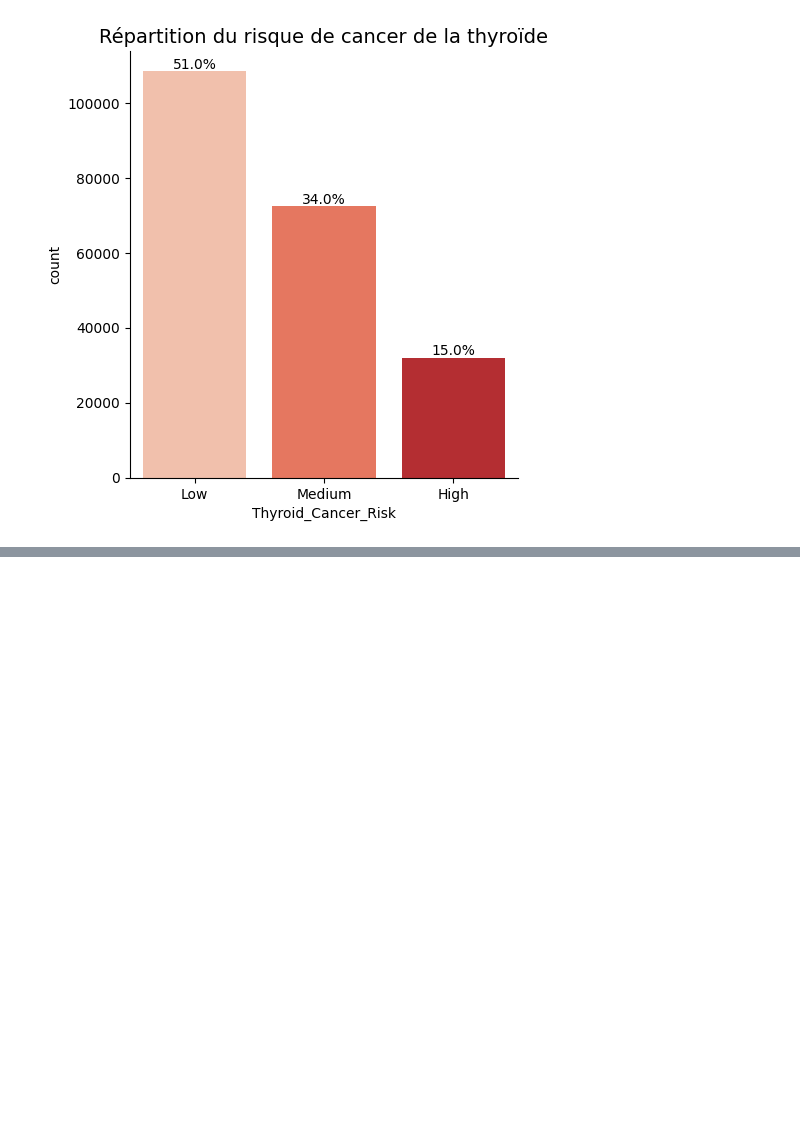
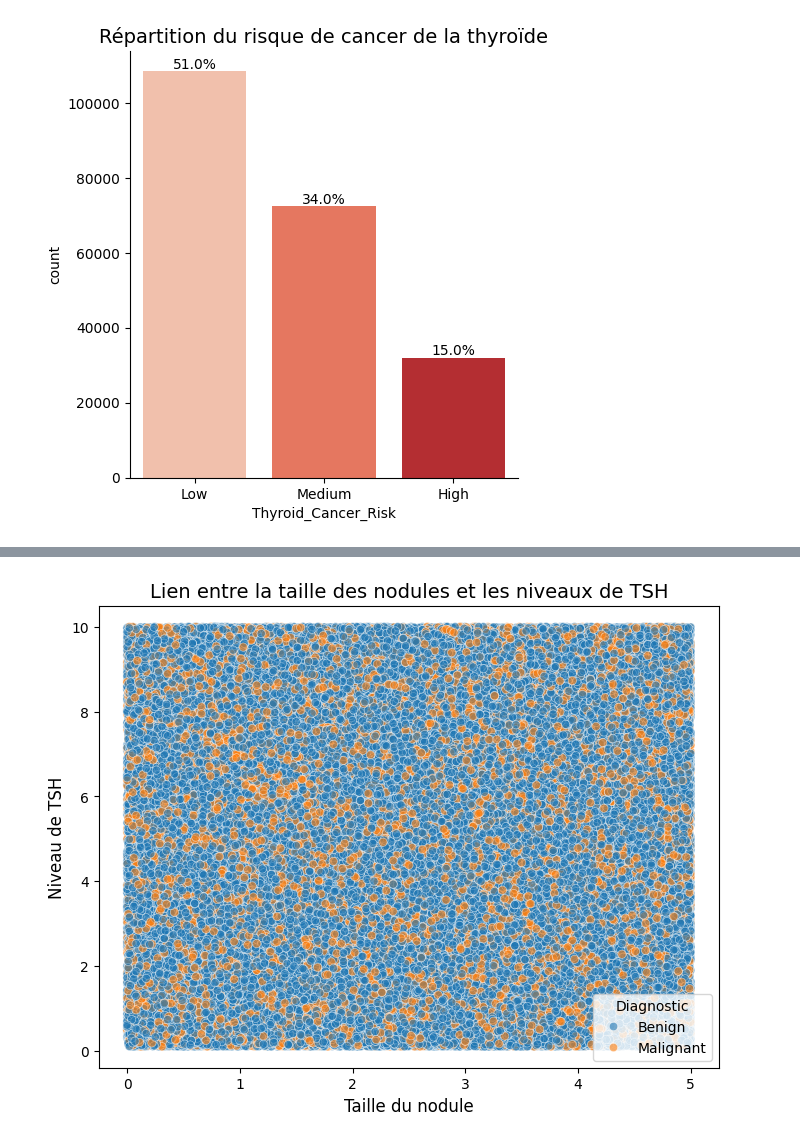
Before and after one commit to Death4Sword/ML_Cancer_Risk_Project, a Jupyter notebook: analyse_exhaustive.ipynb, the cells around one changed output, grey strips where cells are left out. Saved outputs shown, nothing was run; the diff lists cells and outputs as text; code cells hidden in the pictures; blank space fills up the shorter version.

```diff
--- a/analyse_exhaustive.ipynb
+++ b/analyse_exhaustive.ipynb
@@ -90,29 +90,3 @@ for p in ax.ax.patches:
 plt.show()
 # %% [output]
 [figure]
-# %%
-fig, axes = plt.subplots(2, 2, figsize=(12, 10))
-
-sns.countplot(data=df, x='Gender', palette=['#1f77b4', '#ff7f0e'], ax=axes[0, 0])
-axes[0, 0].set_title('Gender Distribution')
-
-age = [15, 25, 35, 45, 55, 65, 75, 85, 90]
-groups = ["15-25", "26-35", "36-45", "46-55", "56-65", "66-75", "76-85", "86-90"]
-df["Age_Group"] = pd.cut(df["Age"], bins=age, labels=groups, right=True)
-
-# Tracer un histogramme avec les groupes d'âge
-sns.countplot(data=df, x="Age_Group", palette="Reds", ax=axes[0, 1])
-axes[0, 1].set_title("Répartition de l'âge")
-
-df['Country'].value_counts().head(10).plot(kind='bar', ax=axes[1, 0])
-axes[1, 0].set_title('Top 10 Countries')
-
-gender_risk_counts = df.groupby(["Gender", "Thyroid_Cancer_Risk"]).size().unstack()
-gender_risk_counts.plot(kind="bar", stacked=True, colormap="Reds", ax=axes[1, 1])
-axes[1, 1].set_title("Répartition du risque de cancer par genre")
-axes[1, 1].set_xlabel("Genre")
-
-
-
-plt.tight_layout()
-plt.show()
@@ -133,0 +194,10 @@ plt.show()
+# %%
+plt.figure(figsize=(8, 6))
+sns.scatterplot(x="Nodule_Size", y="TSH_Level", hue="Diagnosis", data=df, palette=["#1f77b4", "#ff7f0e"], alpha=0.6)
+plt.title("Lien entre la taille des nodules et les niveaux de TSH", fontsize=14)
+plt.xlabel("Taille du nodule", fontsize=12)
+plt.ylabel("Niveau de TSH", fontsize=12)
+plt.legend(title="Diagnostic")
+plt.show()
+# %% [output]
+[figure, added]
```
Also changed, not shown: parts of 5 cells of this notebook.
